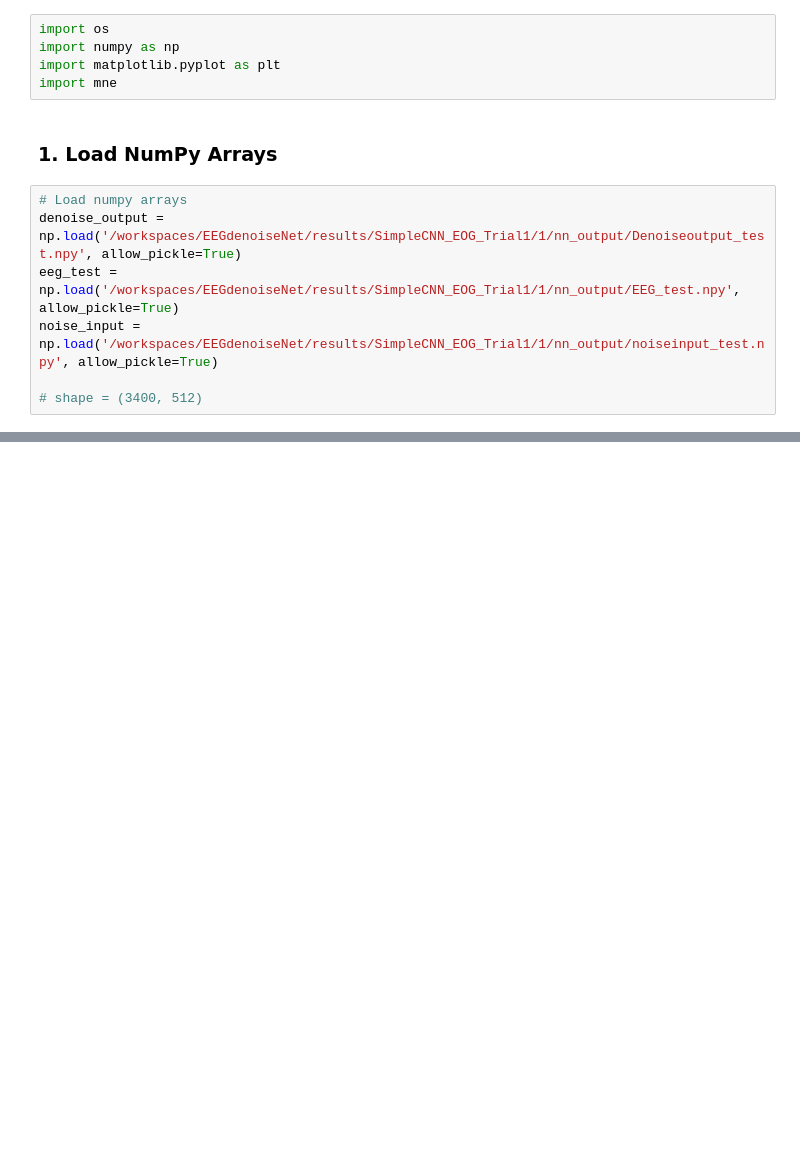
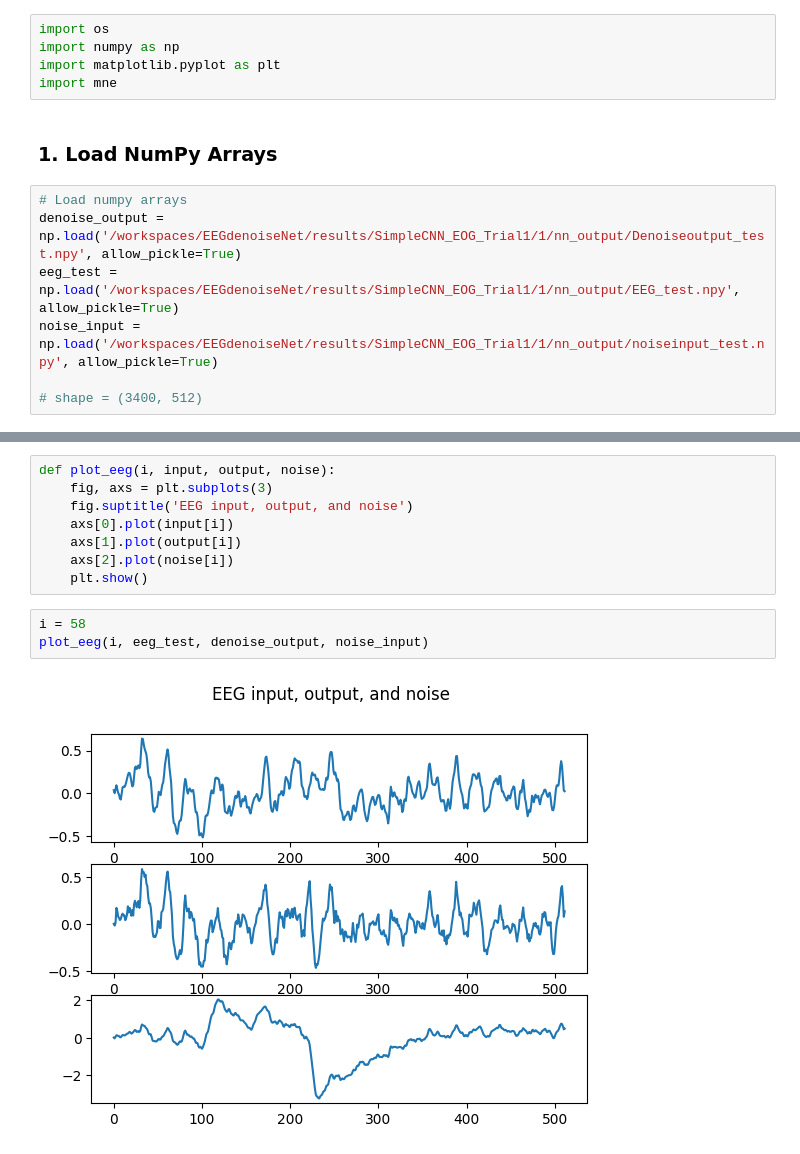
Before and after one commit to stephanieyflu/EEGdenoiseNet, a Jupyter notebook: vis_eeg.ipynb, the cells around one changed output, grey strips where cells are left out. Cells and saved outputs as stored; diff of their text form; blank space fills up the shorter version.

```diff
--- a/vis_eeg.ipynb
+++ b/vis_eeg.ipynb
@@ -31,0 +140,13 @@ plt.show()
+# %%
+def plot_eeg(i, input, output, noise):
+    fig, axs = plt.subplots(3)
+    fig.suptitle('EEG input, output, and noise')
+    axs[0].plot(input[i])
+    axs[1].plot(output[i])
+    axs[2].plot(noise[i])
+    plt.show()
+# %%
+i = 58
+plot_eeg(i, eeg_test, denoise_output, noise_input)
+# %% [output]
+[figure, added]
```
Also changed, not shown: parts of 17 cells of this notebook.
